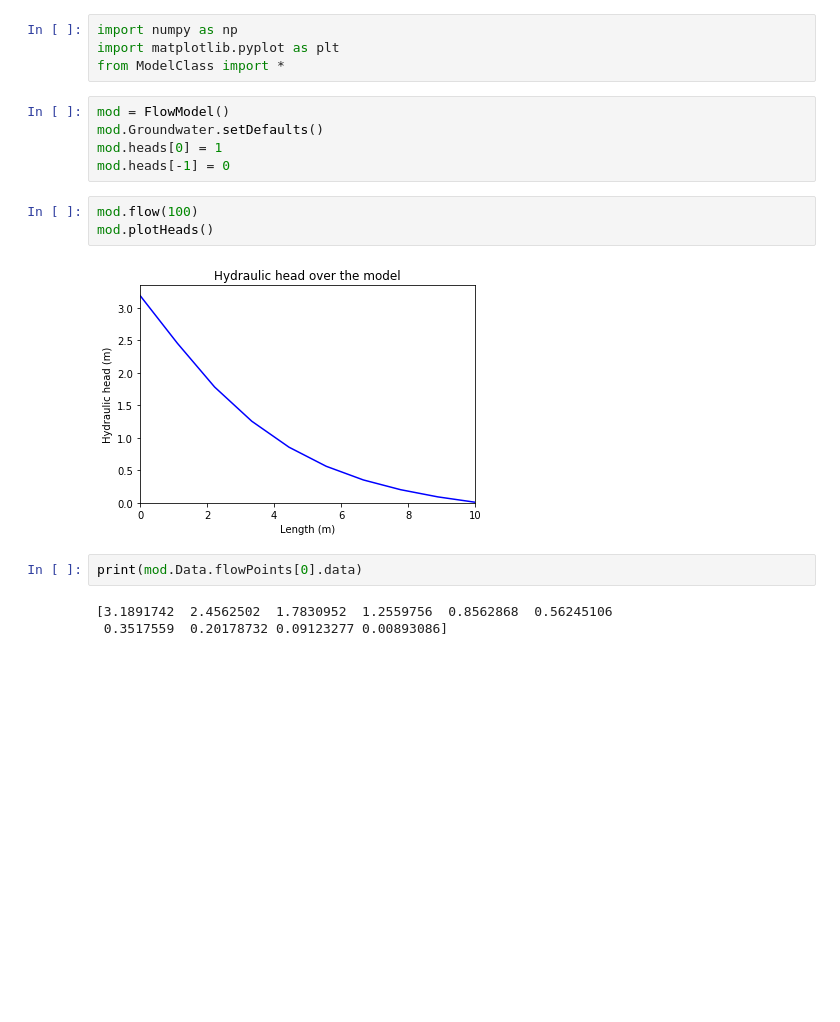
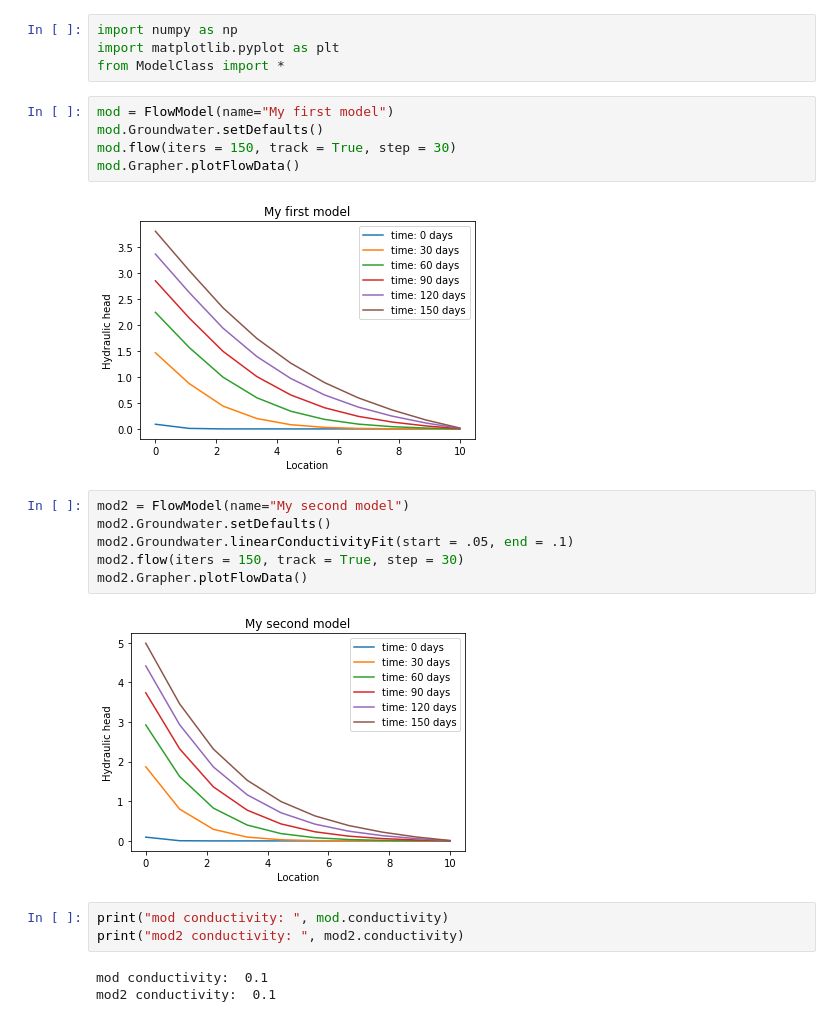
Before and after one commit to avierb11/Earth-Science, a Jupyter notebook: ModellingProgram/Frameworks/1DFramework/Classes/Class Notebook.ipynb, the cells around one changed output. Cells and saved outputs as stored; diff of their text form; blank space fills up the shorter version.

```diff
--- a/ModellingProgram/Frameworks/1DFramework/Classes/Class Notebook.ipynb
+++ b/ModellingProgram/Frameworks/1DFramework/Classes/Class Notebook.ipynb
@@ -2,18 +2,24 @@
 import numpy as np
 import matplotlib.pyplot as plt
 from ModelClass import *
-# %%
-mod = FlowModel()
-mod.Groundwater.setDefaults()
-mod.heads[0] = 1
-mod.heads[-1] = 0
-# %%
-mod.flow(100)
-mod.plotHeads()
-# %% [output]
-[figure, removed]
-# %%
-print(mod.Data.flowPoints[0].data)
-# %% [output]
-[3.1891742  2.4562502  1.7830952  1.2559756  0.8562868  0.56245106
- 0.3517559  0.20178732 0.09123277 0.00893086]
+# %%
+mod = FlowModel(name="My first model")
+mod.Groundwater.setDefaults()
+mod.flow(iters = 150, track = True, step = 30)
+mod.Grapher.plotFlowData()
+# %% [output]
+[figure, added]
+# %%
+mod2 = FlowModel(name="My second model")
+mod2.Groundwater.setDefaults()
+mod2.Groundwater.linearConductivityFit(start = .05, end = .1)
+mod2.flow(iters = 150, track = True, step = 30)
+mod2.Grapher.plotFlowData()
+# %% [output]
+[figure, added]
+# %%
+print("mod conductivity: ", mod.conductivity)
+print("mod2 conductivity: ", mod2.conductivity)
+# %% [output]
+mod conductivity:  0.1
+mod2 conductivity:  0.1
```
Also changed, not shown: 4 other files.
